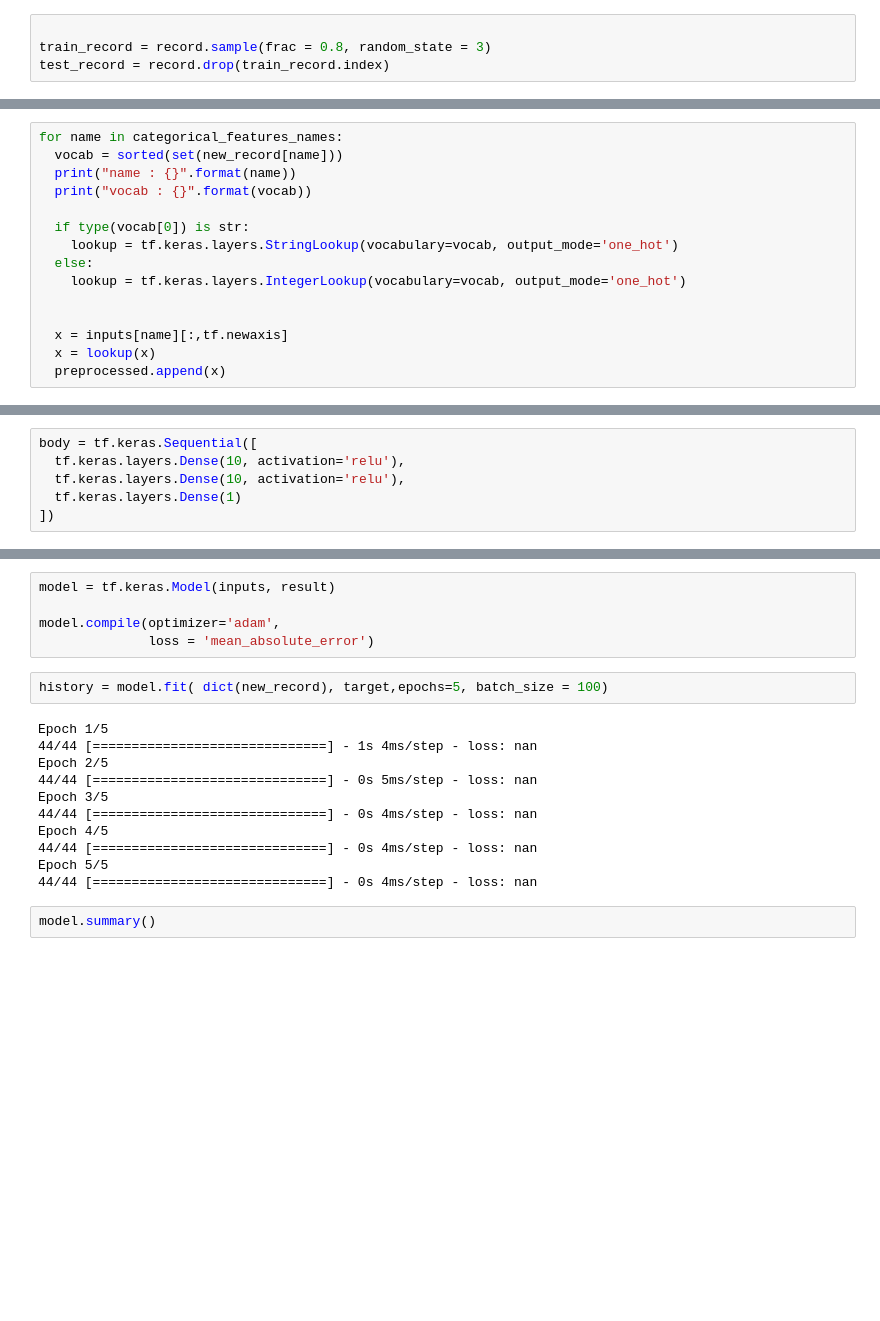
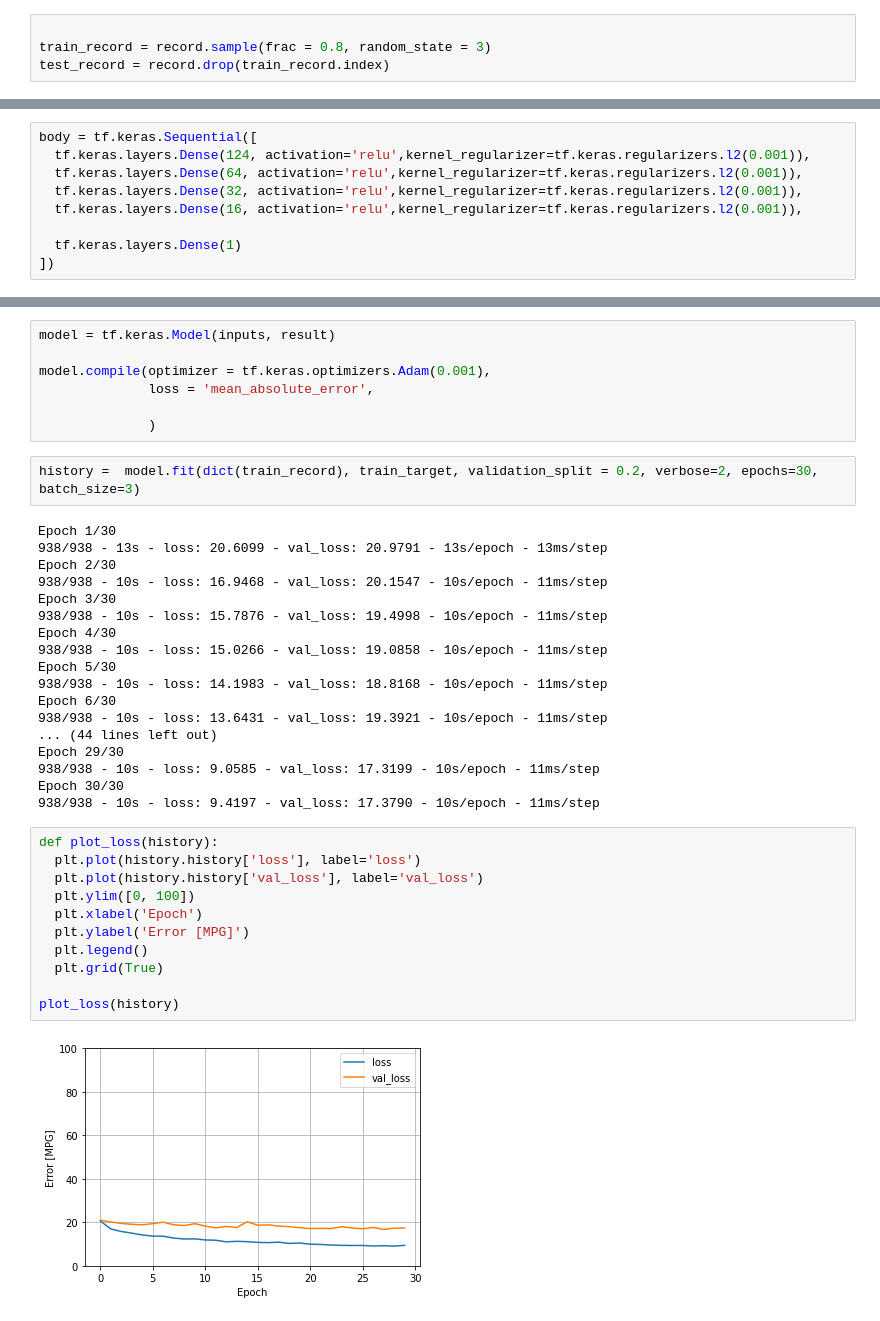
Before and after one commit to TharinduGee/Prediction_Models, a Jupyter notebook: Carbon_Emission_Predictor_Full_Model.ipynb, the cells around one changed output, grey strips where cells are left out. Drawn from its saved outputs; the diff is of its cells as text; blank space fills up the shorter version.

Commit message:
Full model with every input feature without fine tuning

```diff
--- a/Carbon_Emission_Predictor_Full_Model.ipynb
+++ b/Carbon_Emission_Predictor_Full_Model.ipynb
@@ -166,15 +108,0 @@ preprocessed
-# %%
-for name in categorical_features_names:
-  vocab = sorted(set(new_record[name]))
-  print("name : {}".format(name))
-  print("vocab : {}".format(vocab))
-
-  if type(vocab[0]) is str:
-    lookup = tf.keras.layers.StringLookup(vocabulary=vocab, output_mode='one_hot')
-  else:
-    lookup = tf.keras.layers.IntegerLookup(vocabulary=vocab, output_mode='one_hot')
-
-
-  x = inputs[name][:,tf.newaxis]
-  x = lookup(x)
-  preprocessed.append(x)
@@ -199,7 +140,10 @@ tf.keras.utils.plot_model(preprocessor, rankdir="LR", show_shapes=True)
 # %%
 body = tf.keras.Sequential([
-  tf.keras.layers.Dense(10, activation='relu'),
-  tf.keras.layers.Dense(10, activation='relu'),
+  tf.keras.layers.Dense(124, activation='relu',kernel_regularizer=tf.keras.regularizers.l2(0.001)),
+  tf.keras.layers.Dense(64, activation='relu',kernel_regularizer=tf.keras.regularizers.l2(0.001)),
+  tf.keras.layers.Dense(32, activation='relu',kernel_regularizer=tf.keras.regularizers.l2(0.001)),
+  tf.keras.layers.Dense(16, activation='relu',kernel_regularizer=tf.keras.regularizers.l2(0.001)),
+
   tf.keras.layers.Dense(1)
 ])
 # %%
@@ -215,20 +159,40 @@ result
 # %%
 model = tf.keras.Model(inputs, result)
 
-model.compile(optimizer='adam',
-              loss = 'mean_absolute_error')
+model.compile(optimizer = tf.keras.optimizers.Adam(0.001),
+              loss = 'mean_absolute_error',
+
+              )
 # %%
-history = model.fit( dict(new_record), target,epochs=5, batch_size = 100)
+history =  model.fit(dict(train_record), train_target, validation_split = 0.2, verbose=2, epochs=30, batch_size=3)
 # %% [output]
-Epoch 1/5
-44/44 [==============================] - 1s 4ms/step - loss: nan
-Epoch 2/5
-44/44 [==============================] - 0s 5ms/step - loss: nan
-Epoch 3/5
-44/44 [==============================] - 0s 4ms/step - loss: nan
-Epoch 4/5
-44/44 [==============================] - 0s 4ms/step - loss: nan
-Epoch 5/5
-44/44 [==============================] - 0s 4ms/step - loss: nan
+Epoch 1/30
+938/938 - 13s - loss: 20.6099 - val_loss: 20.9791 - 13s/epoch - 13ms/step
+Epoch 2/30
+938/938 - 10s - loss: 16.9468 - val_loss: 20.1547 - 10s/epoch - 11ms/step
+Epoch 3/30
+938/938 - 10s - loss: 15.7876 - val_loss: 19.4998 - 10s/epoch - 11ms/step
+Epoch 4/30
+938/938 - 10s - loss: 15.0266 - val_loss: 19.0858 - 10s/epoch - 11ms/step
+Epoch 5/30
+938/938 - 10s - loss: 14.1983 - val_loss: 18.8168 - 10s/epoch - 11ms/step
+Epoch 6/30
+938/938 - 10s - loss: 13.6431 - val_loss: 19.3921 - 10s/epoch - 11ms/step
+... (44 lines left out)
+Epoch 29/30
+938/938 - 10s - loss: 9.0585 - val_loss: 17.3199 - 10s/epoch - 11ms/step
+Epoch 30/30
+938/938 - 10s - loss: 9.4197 - val_loss: 17.3790 - 10s/epoch - 11ms/step
-# %%
-model.summary()
+# %%
+def plot_loss(history):
+  plt.plot(history.history['loss'], label='loss')
+  plt.plot(history.history['val_loss'], label='val_loss')
+  plt.ylim([0, 100])
+  plt.xlabel('Epoch')
+  plt.ylabel('Error [MPG]')
+  plt.legend()
+  plt.grid(True)
+
+plot_loss(history)
+# %% [output]
+[figure, added]
```
Also changed, not shown: parts of 24 cells of this notebook.
